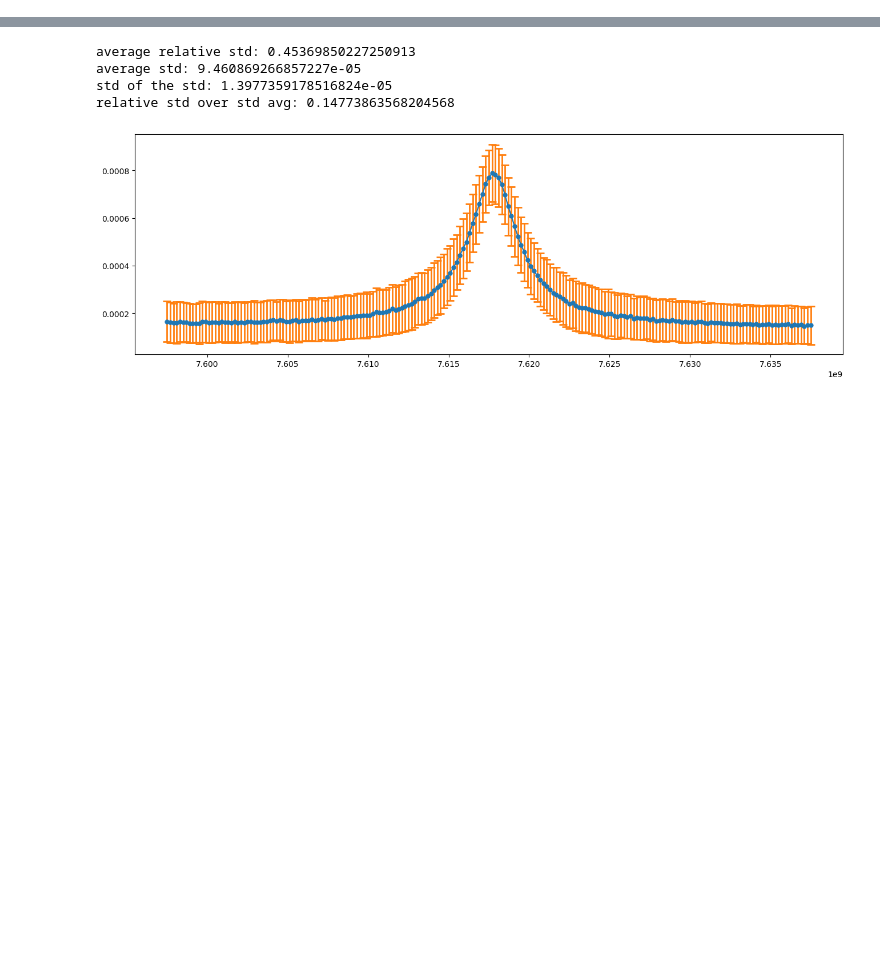
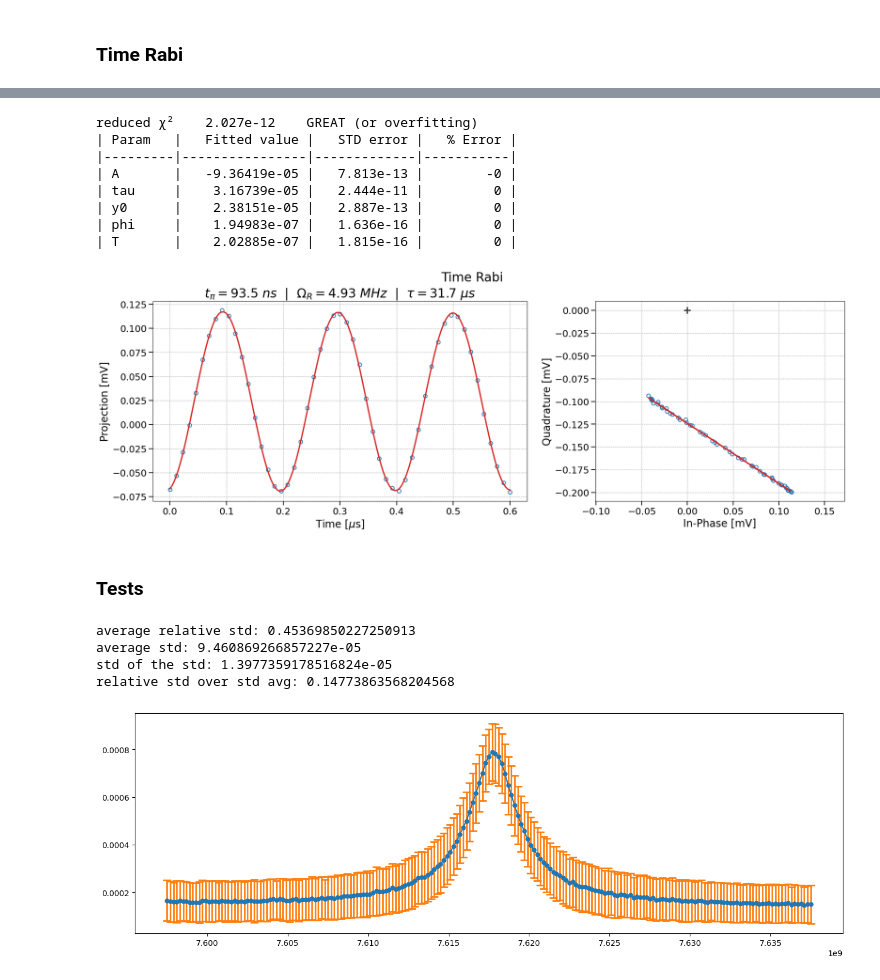
Before and after one commit to SQIL-EPFL/sqil-experiments, a Jupyter notebook: measurements/measure.ipynb, the cells around one changed output, grey strips where cells are left out. Saved outputs shown, nothing was run; the diff lists cells and outputs as text; code cells hidden in the pictures; blank space fills up the shorter version.

```diff
--- a/measurements/measure.ipynb
+++ b/measurements/measure.ipynb
@@ -77,3 +139,5 @@ result = rr_spec.run(
+# %% [markdown]
+### Time Rabi
 # %%
 import numpy as np
 from time_rabi import TimeRabi, TimeRabiOptions
@@ -82,7 +146,7 @@ from laboneq.dsl.enums import AcquisitionType, AveragingMode
 
 time_rabi = TimeRabi()
 options = TimeRabiOptions()
-options.count = 2**9
+options.count = 2**8
 options.acquisition_type = AcquisitionType.SPECTROSCOPY
 
 result = time_rabi.run(
@@ -121,3 +185,14 @@ AcquisitionType.SPECTROSCOPY_IQ
+reduced χ²    2.027e-12    GREAT (or overfitting)
+| Param   |   Fitted value |   STD error |   % Error |
+|---------|----------------|-------------|-----------|
+| A       |   -9.36419e-05 |   7.813e-13 |        -0 |
+| tau     |    3.16739e-05 |   2.444e-11 |         0 |
+| y0      |    2.38151e-05 |   2.887e-13 |         0 |
+| phi     |    1.94983e-07 |   1.636e-16 |         0 |
+| T       |    2.02885e-07 |   1.815e-16 |         0 |
+[figure, added]
+# %% [markdown]
+### Tests
 # %%
 import sqil_core as sqil
 import matplotlib.pyplot as plt
```
Also changed, not shown: parts of 5 cells of this notebook, 7 other files.
